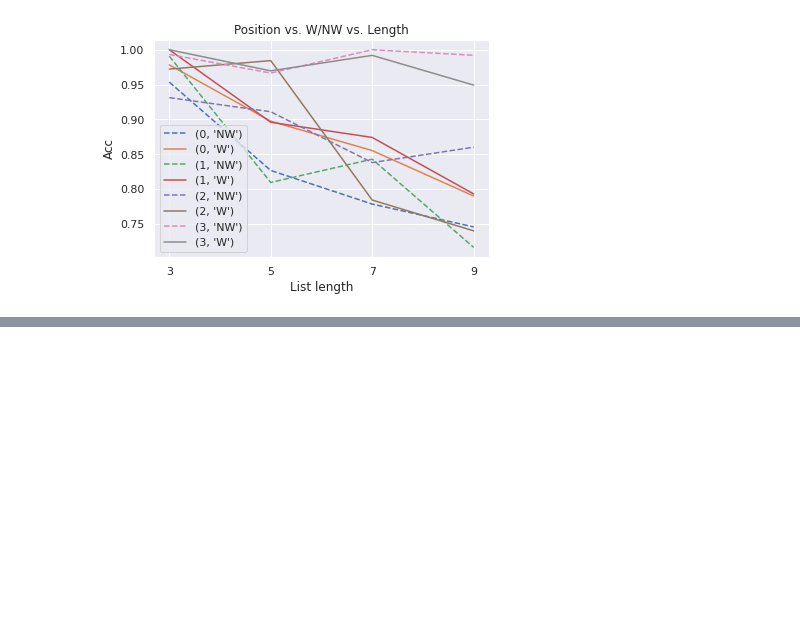
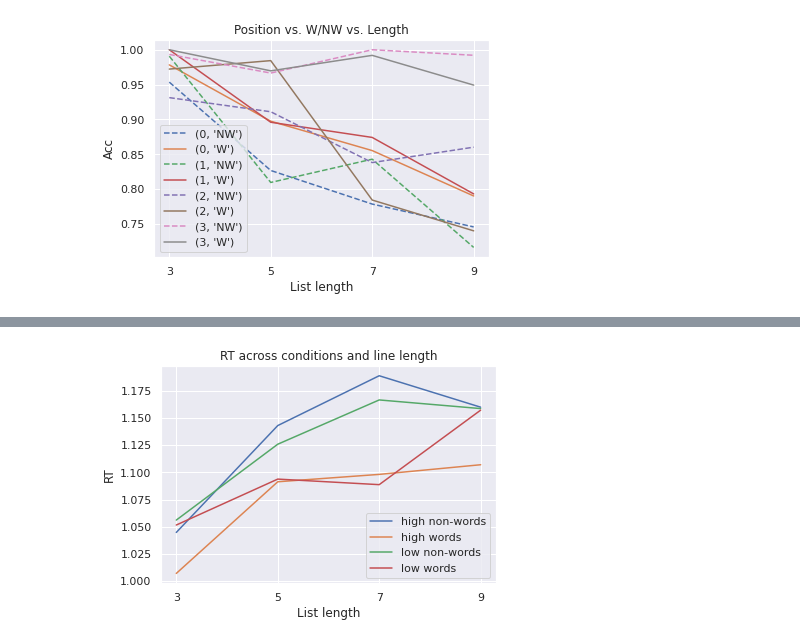
Before and after one commit to cristinarainich/Sternberg_analysis, a Jupyter notebook: EEG_dataset.ipynb, the cells around one changed output, grey strips where cells are left out. Cells and saved outputs as stored; diff of their text form; code cells hidden in the pictures; blank space fills up the shorter version.

```diff
--- a/EEG_dataset.ipynb
+++ b/EEG_dataset.ipynb
@@ -406,7 +405,7 @@ for i in names:
 words_nonwords['ProbeCategory'] = new_names
 
 pl.figure()
-words_nonwords = words_nonwords.groupby(['ProbeCategory', 'Length']).apply(
+words_nonwords = words_nonwords.groupby(['ProbeCategory', 'Length'])[['ResponseCorrect']].apply(
     acc_count
 ). reset_index()
 for i in words_nonwords.ProbeCategory.unique():
@@ -434,7 +433,7 @@ for i in names:
 high_low['ProbeCategory'] = new_names
 
 pl.figure()
-high_low = high_low.groupby(['ProbeCategory', 'Length']).apply(
+high_low = high_low.groupby(['ProbeCategory', 'Length'])[['ResponseCorrect']].apply(
     acc_count
 ). reset_index()
 for i in high_low.ProbeCategory.unique():
@@ -562,0 +573,13 @@ pl.title('Position vs. W/NW vs. Length');
+# %%
+subset = eeg_no_outliers.groupby(['ProbeCategory', 'Length'])[['ReactionTime']].mean().reset_index()
+pl.figure()
+for i in subset.ProbeCategory.unique():
+  x = subset[subset['ProbeCategory'] == i]
+  pl.plot(x.Length, x.ReactionTime)
+pl.xticks(x.Length)
+pl.xlabel('List length')
+pl.ylabel('RT')
+pl.legend(subset.ProbeCategory.unique())
+pl.title('RT across conditions and line length');
+# %% [output]
+[figure, added]
```
Also changed, not shown: parts of 9 cells of this notebook.
